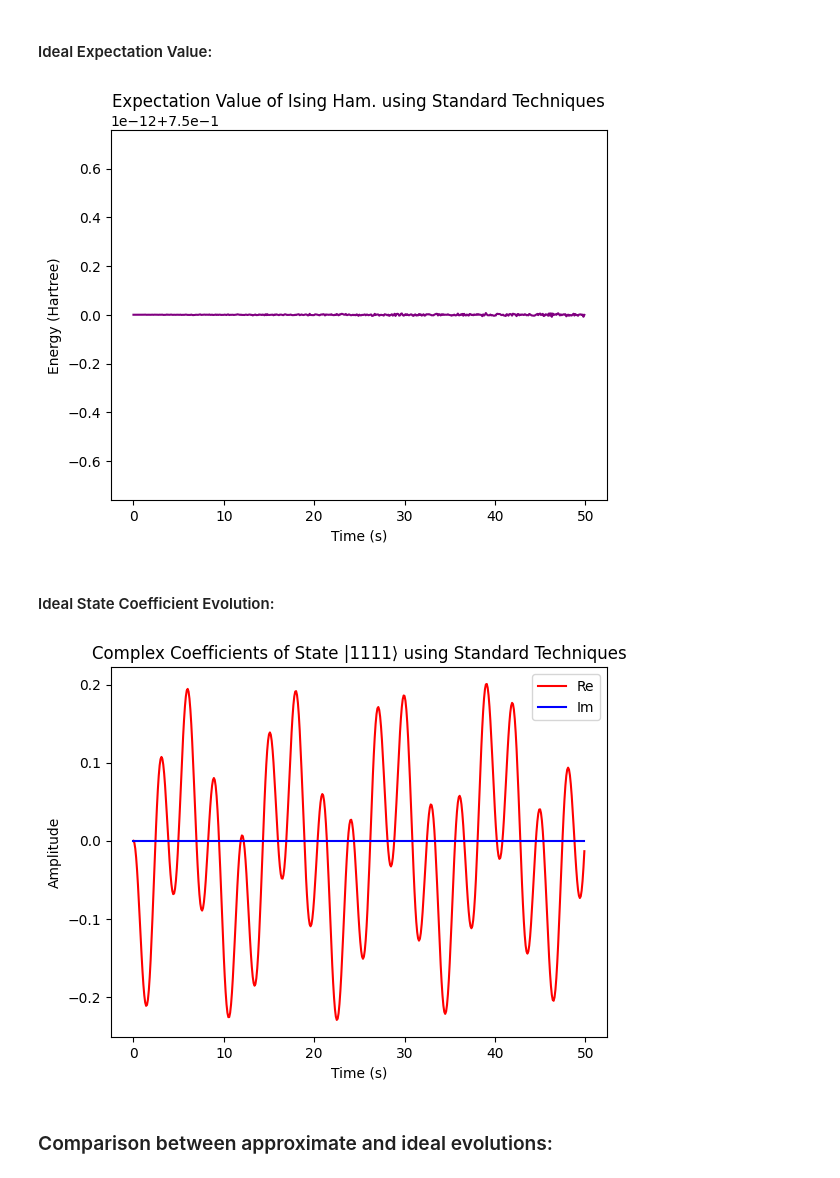
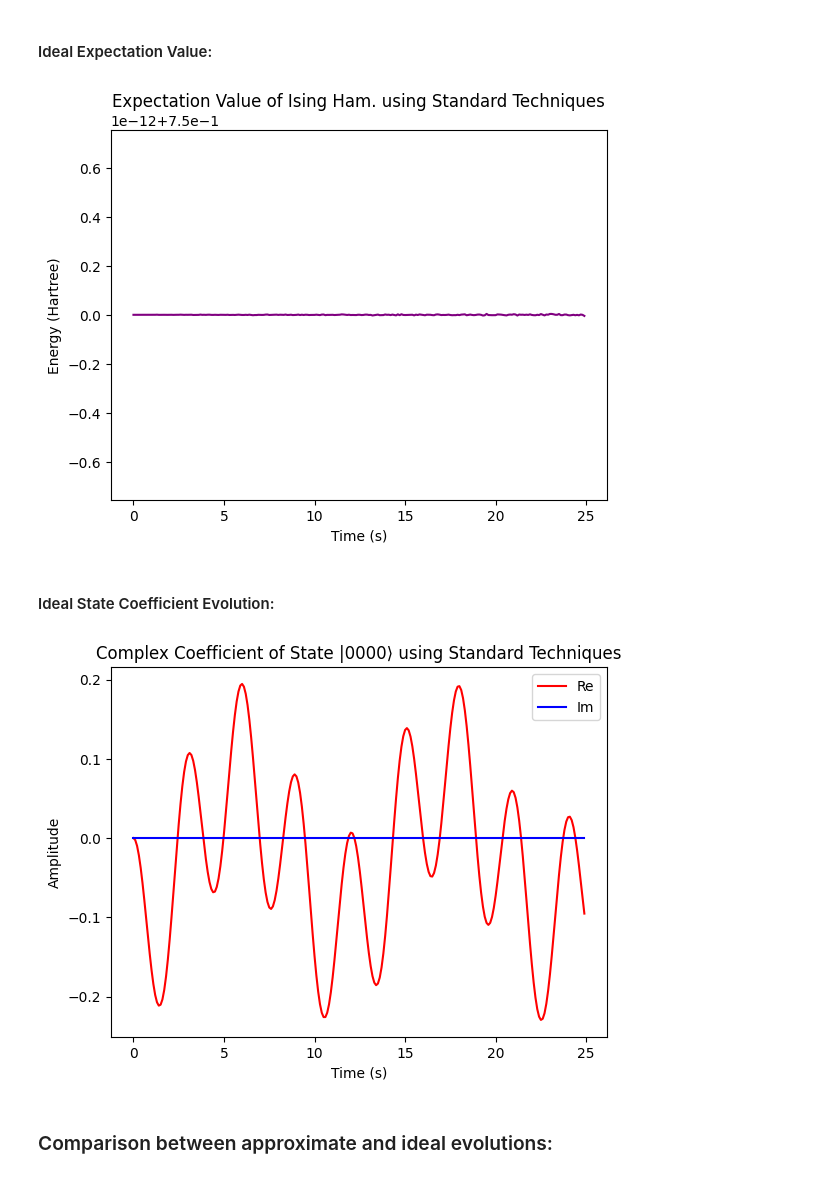
Before and after one commit to SeanSR5/PNNL_SULI_2023, a Jupyter notebook: QuantAlgos/qDRIFT.ipynb, the cells around one changed output. Cells and saved outputs as stored; diff of their text form; code cells hidden in the pictures.

```diff
--- a/QuantAlgos/qDRIFT.ipynb
+++ b/QuantAlgos/qDRIFT.ipynb
@@ -440,7 +436,7 @@ The plots within this section will highlight some key characteristics that disti
 # %%
 # Plot the relationship between Repetitions and Trotter Error:
 
-rep_range = np.arange(1, r / 10**6, 1) # Range to plot Product Formula order
+rep_range = np.arange(1, N / 10**6, 1) # Range to plot Product Formula order
 rep_num_range = list() # List for Trotter Number required per order and qubits.
 
 for j in range(len(rep_range)):
@@ -633,7 +629,7 @@ The cell above produces the initial ground state from which the system will evol
 hb_final_time = 25 # Termination time of real time evolution.
 hb_time_step = 0.1 # Time step increment for sampling purposes. Does not affect the Product Formula construction.
 hb_epsilon = 1.6 * 10**-3 # Select a desired chemical accuracy for simulation purposes.
-hb_reps = 1000 # Number of repetitions, as per [REFERENCE], that will divide the time-step and circuit repetition count.
+hb_reps = 10 # Number of repetitions, as per [REFERENCE], that will divide the time-step and circuit repetition count.
 
 hb_evo_time_range = np.arange(0, hb_final_time, hb_time_step) # Define a time evolution range that will scale to the plotted Hamiltonian evolution.
 # %% [markdown]
@@ -893,10 +895,10 @@ i_initial_state.draw('mpl') # Known as the Néel state of a Lattice-based Hamilt
 
 '''These are the general control parameters for the Ising Hamiltonian. Refer to these (and change) these variables to experiment with various product formulas'''
 
-i_final_time = 50 # Termination time of real time evolution.
+i_final_time = 25 # Termination time of real time evolution.
 i_time_step = 0.1 # Time step increment for sampling purposes. Does not affect the Product Formula construction.
 i_epsilon = 1.6 * 10**-3 # Select a desired chemical accuracy for simulation purposes.
-i_reps = 10000 # Number of repetitions, as per [REFERENCE], that will divide the time-step and circuit repetition count.
+i_reps = 10 # Number of repetitions, as per [REFERENCE], that will divide the time-step and circuit repetition count.
 
 i_evo_time_range = np.arange(0, i_final_time, i_time_step) # Define a time evolution range that will scale to the plotted Hamiltonian evolution.
 # %% [markdown]
@@ -996,7 +991,7 @@ The associated upper bound Trotter Error of this qDRIFT configuration is: O(4500
 # %%
 # Plot the relationship between Repetitions and Trotter Error:
 
-i_rep_range = np.arange(1, i_r / 10**6, 1) # Range to plot Product Formula order
+i_rep_range = np.arange(1, i_N / 10**6, 1) # Range to plot Product Formula order
 i_rep_num_range = list() # List for Trotter Number required per order and qubits.
 
 for j in range(len(i_rep_range)):
@@ -1067,21 +1062,21 @@ plt.ylabel("Energy (Hartree)")
 plt.title("Expectation Value of Ising Ham. using Standard Techniques")
 plt.savefig("./Plots/qDRIFT/Expectation Values/Expectation_Value_Standard_ising_" + str(line_lattice.num_nodes) + "N.png")
 # %% [output]
-[figure, old version]
+[figure, new version]
 # %% [markdown]
 #### Ideal State Coefficient Evolution:
 # %%
 # Plot the Real and Imaginary components of the two resultant states in the evolved statevector:
 
-plt.plot(i_evo_time_range, i_coefficients_re_ex[i_states[15]], color='r', label= "Re")
-plt.plot(i_evo_time_range, i_coefficients_im_ex[i_states[15]], color='b', label= "Im")
+plt.plot(i_evo_time_range, i_coefficients_re_ex[i_states[0]], color='r', label= "Re")
+plt.plot(i_evo_time_range, i_coefficients_im_ex[i_states[0]], color='b', label= "Im")
 plt.xlabel("Time (s)")
 plt.ylabel("Amplitude")
 plt.legend(loc="best")
-plt.title("Complex Coefficient of State |" + format(i_states[15], '0' + str(qubit_i_Ham.num_qubits) + 'b') + "⟩ using Standard Techniques")
-plt.savefig("./Plots/qDRIFT/States/Complex_Coefficients_of_State_" + format(i_states[15], '0' + str(qubit_i_Ham.num_qubits) + 'b') + "_Standard_" + str(i_final_time) + "s_" + str(i_reps) + "r_" + str(line_lattice.num_nodes) + "N_ising.png")
+plt.title("Complex Coefficient of State |" + format(i_states[0], '0' + str(qubit_i_Ham.num_qubits) + 'b') + "⟩ using Standard Techniques")
+plt.savefig("./Plots/qDRIFT/States/Complex_Coefficients_of_State_" + format(i_states[0], '0' + str(qubit_i_Ham.num_qubits) + 'b') + "_Standard_" + str(i_final_time) + "s_" + str(i_reps) + "r_" + str(line_lattice.num_nodes) + "N_ising.png")
 # %% [output]
-[figure, old version]
+[figure, new version]
 # %% [markdown]
 ### Comparison between approximate and ideal evolutions:
 # %%
```
Also changed, not shown: parts of 29 cells of this notebook, 15 other files.
